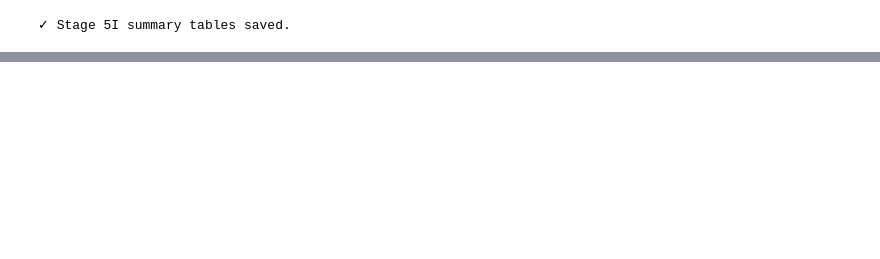
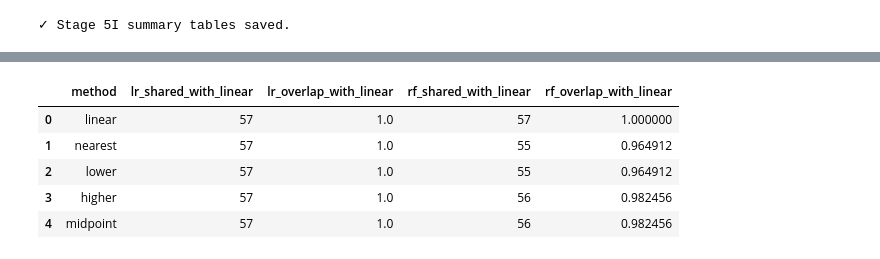
Before and after one commit to koalaresearch/WDBC-prediction-stability, a Jupyter notebook: 01_wdbc_prediction_stability.ipynb, the cells around one changed output, grey strips where cells are left out. Saved outputs shown, nothing was run; the diff lists cells and outputs as text; code cells hidden in the pictures; blank space fills up the shorter version.

```diff
--- a/01_wdbc_prediction_stability.ipynb
+++ b/01_wdbc_prediction_stability.ipynb
@@ -2012,6 +2119,11 @@ comparison = pd.DataFrame({
             method="linear"
         ),
     ],
+    "P99_seed_SD": [
+        rf_seed_sd_summary.loc["99%"],
+        rf_seed_sd_summary_4000.loc["99%"],
+    ],
+
     "max_seed_SD": [
         rf_seed_sd.max(),
         rf_seed_sd_4000.max()
@@ -4942,0 +6035,64 @@ print("✓ Stage 5I summary tables saved.")
+# %%
+linear_lr_top = (
+    quantile_top_sets["linear"]["lr"]
+)
+
+linear_rf_top = (
+    quantile_top_sets["linear"]["rf"]
+)
+
+method_membership_records = []
+
+for method in QUANTILE_METHODS:
+
+    lr_top = (
+        quantile_top_sets[method]["lr"]
+    )
+
+    rf_top = (
+        quantile_top_sets[method]["rf"]
+    )
+
+    lr_shared_with_linear = int(
+        np.sum(
+            lr_top & linear_lr_top
+        )
+    )
+
+    rf_shared_with_linear = int(
+        np.sum(
+            rf_top & linear_rf_top
+        )
+    )
+
+    method_membership_records.append({
+        "method": method,
+
+        "lr_shared_with_linear":
+            lr_shared_with_linear,
+
+        "lr_overlap_with_linear":
+            lr_shared_with_linear / n_top,
+
+        "rf_shared_with_linear":
+            rf_shared_with_linear,
+
+        "rf_overlap_with_linear":
+            rf_shared_with_linear / n_top,
+    })
+
+
+quantile_membership_sensitivity = pd.DataFrame(
+    method_membership_records
+)
+
+display(
+    quantile_membership_sensitivity
+)
+# %% [output]
+|  | method | lr_shared_with_linear | lr_overlap_with_linear | rf_shared_with_linear | rf_overlap_with_linear |
+| 0 | linear | 57 | 1.0 | 57 | 1.000000 |
+| 1 | nearest | 57 | 1.0 | 55 | 0.964912 |
+| 2 | lower | 57 | 1.0 | 55 | 0.964912 |
+| 3 | higher | 57 | 1.0 | 56 | 0.982456 |
+| 4 | midpoint | 57 | 1.0 | 56 | 0.982456 |
```
Also changed, not shown: parts of 59 cells of this notebook, 30 other files.
